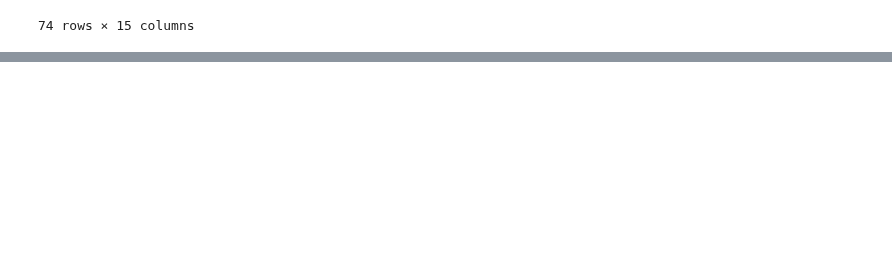
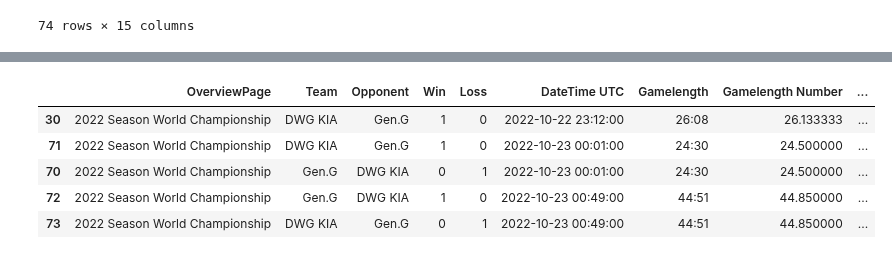
Before and after one commit to posky/LoL-Esports, a Jupyter notebook: team_stats.ipynb, the cells around one changed output, grey strips where cells are left out. Cells and saved outputs as stored; diff of their text form; code cells hidden in the pictures; blank space fills up the shorter version.

```diff
--- a/team_stats.ipynb
+++ b/team_stats.ipynb
@@ -741,0 +813,9 @@ team_stats
+# %%
+games.sort_values(by='DateTime UTC').tail()
+# %% [output]
+|  | OverviewPage | Team | Opponent | Win | Loss | DateTime UTC | Gamelength | Gamelength Number | ... |
+| 30 | 2022 Season World Championship | DWG KIA | Gen.G | 1 | 0 | 2022-10-22 23:12:00 | 26:08 | 26.133333 | ... |
+| 71 | 2022 Season World Championship | DWG KIA | Gen.G | 1 | 0 | 2022-10-23 00:01:00 | 24:30 | 24.500000 | ... |
+| 70 | 2022 Season World Championship | Gen.G | DWG KIA | 0 | 1 | 2022-10-23 00:01:00 | 24:30 | 24.500000 | ... |
+| 72 | 2022 Season World Championship | Gen.G | DWG KIA | 1 | 0 | 2022-10-23 00:49:00 | 44:51 | 44.850000 | ... |
+| 73 | 2022 Season World Championship | DWG KIA | Gen.G | 0 | 1 | 2022-10-23 00:49:00 | 44:51 | 44.850000 | ... |
```
Also changed, not shown: parts of 7 cells of this notebook.
